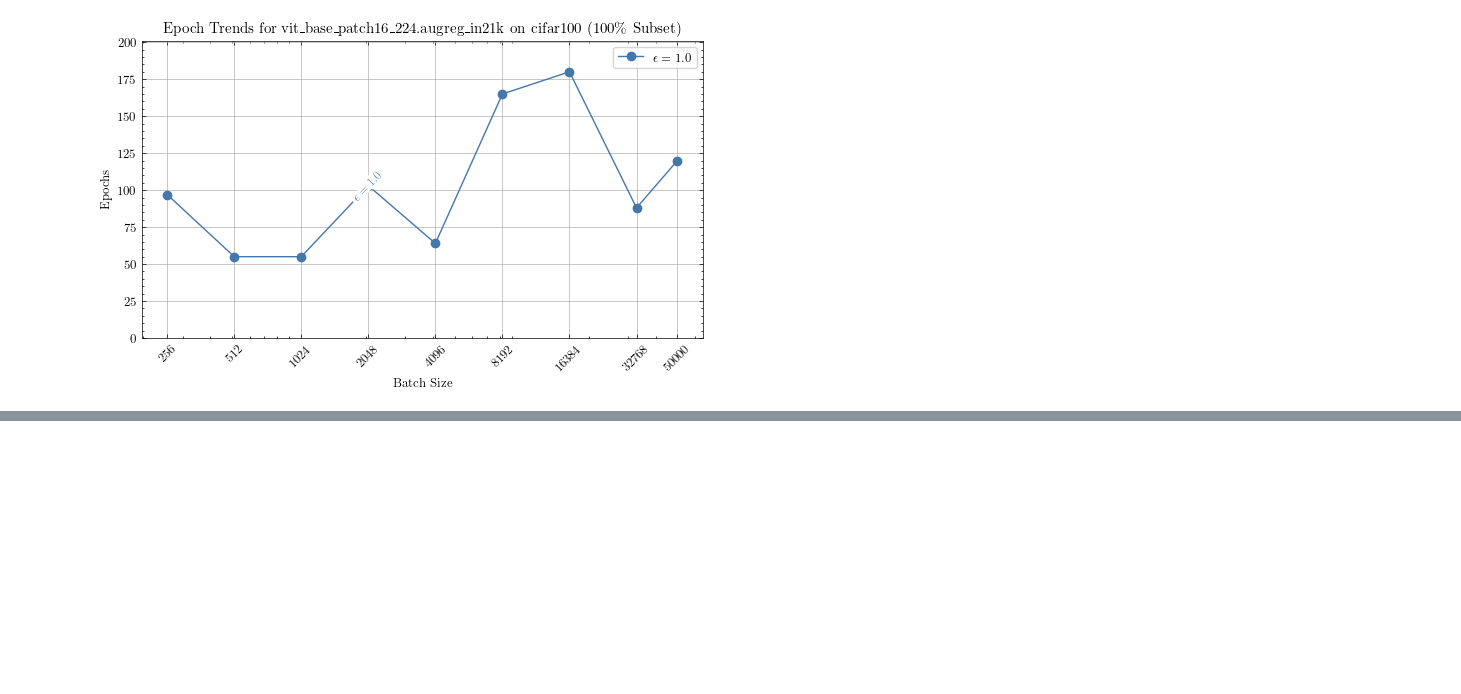
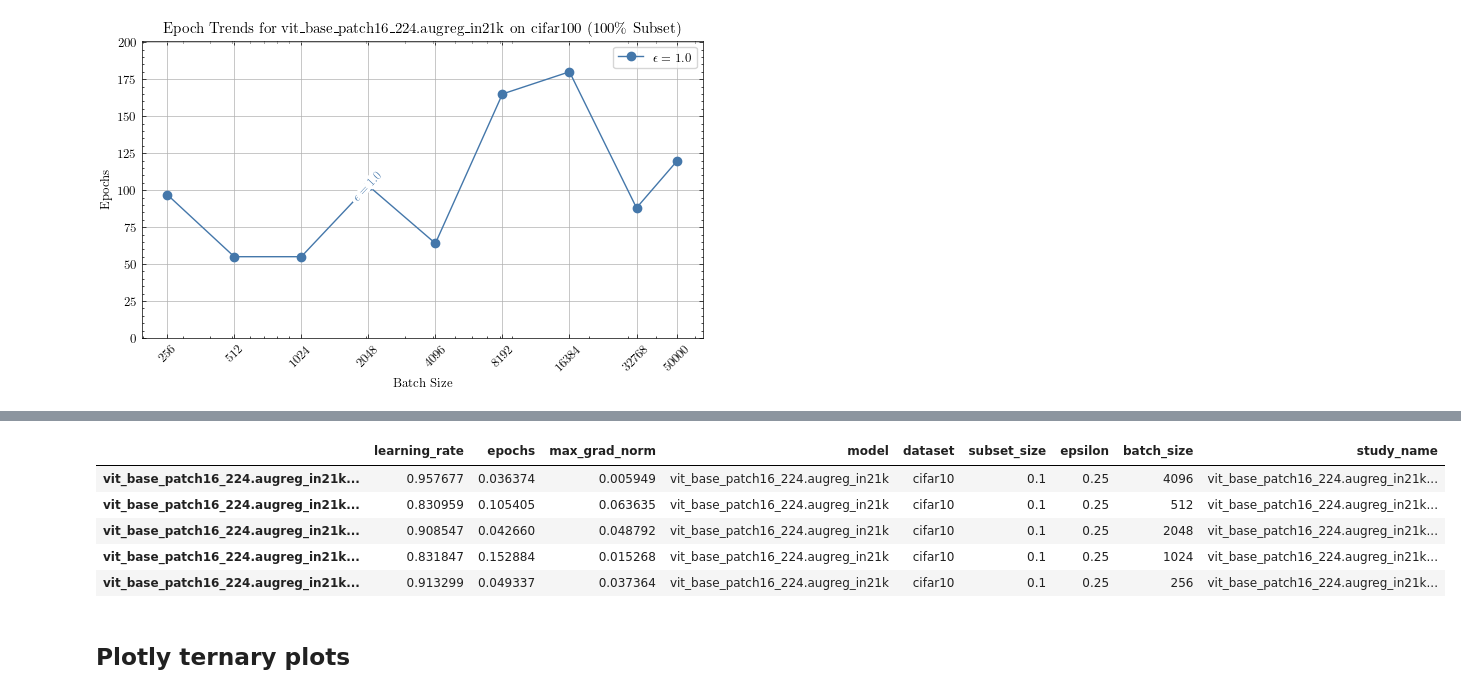
Before and after one commit to DPBayes/dpdl, a Jupyter notebook: experiments/notebooks/00-experiment-batch-size-variation.ipynb, the cells around one changed output, grey strips where cells are left out. Drawn from its saved outputs; the diff is of its cells as text; code cells hidden in the pictures; blank space fills up the shorter version.

Commit message:
Add some importance plots for batch size variation

```diff
--- a/experiments/notebooks/00-experiment-batch-size-variation.ipynb
+++ b/experiments/notebooks/00-experiment-batch-size-variation.ipynb
@@ -353,0 +373,48 @@ plot()
+# %%
+optuna_journal = '../00-experiment-batch-size-variation/data/optuna.journal'
+storage = get_optuna_storage(optuna_journal)
+# %%
+def get_importances(storage):
+    importances_dict = {}
+    details_dict = {}
+
+    for frozen_study in storage.get_all_studies():
+        study_name = frozen_study.study_name
+        study = optuna.load_study(study_name=study_name, storage=storage)
+        importances = optuna.importance.get_param_importances(study)
+        importances_dict[study_name] = importances
+
+        # Parse additional parameters from the experiment name
+        match = re.match(r'(.*)_(\w+)_Subset([\d\.]+)_Epsilon([\d\.]+)_BatchSize(\d+|FullBatch)', study_name)
+        if match:
+            details = {
+                'model': match.group(1),
+                'dataset': match.group(2),
+                'subset_size': match.group(3),
+                'epsilon': match.group(4),
+                'batch_size': match.group(5) if match.group(5) != 'FullBatch' else -1,
+                'study_name': study_name,
+            }
+            details_dict[study_name] = details
+
+    # Create DataFrame from importances
+    importances_df = pd.DataFrame.from_dict(importances_dict, orient='index')
+
+    # Create DataFrame from the details and merge with importances
+    details_df = pd.DataFrame.from_dict(details_dict, orient='index')
+    full_df = importances_df.merge(details_df, left_index=True, right_index=True)
+
+    return full_df
+# %%
+df = get_importances(storage)
+# %%
+df.head()
+# %% [output]
+|  | learning_rate | epochs | max_grad_norm | model | dataset | subset_size | epsilon | batch_size | study_name |
+| vit_base_patch16_224.augreg_in21k... | 0.957677 | 0.036374 | 0.005949 | vit_base_patch16_224.augreg_in21k | cifar10 | 0.1 | 0.25 | 4096 | vit_base_patch16_224.augreg_in21k... |
+| vit_base_patch16_224.augreg_in21k... | 0.830959 | 0.105405 | 0.063635 | vit_base_patch16_224.augreg_in21k | cifar10 | 0.1 | 0.25 | 512 | vit_base_patch16_224.augreg_in21k... |
+| vit_base_patch16_224.augreg_in21k... | 0.908547 | 0.042660 | 0.048792 | vit_base_patch16_224.augreg_in21k | cifar10 | 0.1 | 0.25 | 2048 | vit_base_patch16_224.augreg_in21k... |
+| vit_base_patch16_224.augreg_in21k... | 0.831847 | 0.152884 | 0.015268 | vit_base_patch16_224.augreg_in21k | cifar10 | 0.1 | 0.25 | 1024 | vit_base_patch16_224.augreg_in21k... |
+| vit_base_patch16_224.augreg_in21k... | 0.913299 | 0.049337 | 0.037364 | vit_base_patch16_224.augreg_in21k | cifar10 | 0.1 | 0.25 | 256 | vit_base_patch16_224.augreg_in21k... |
+# %% [markdown]
+## Plotly ternary plots
```
Also changed, not shown: parts of 4 cells of this notebook.
